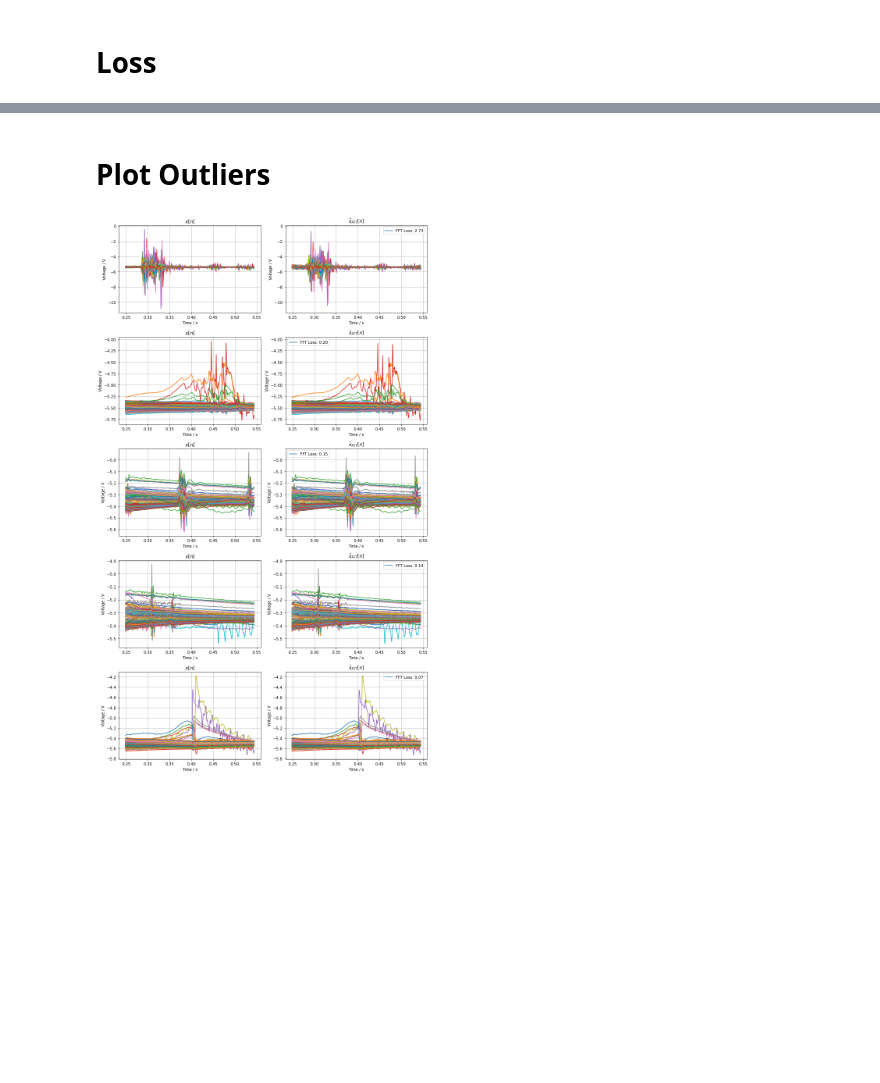
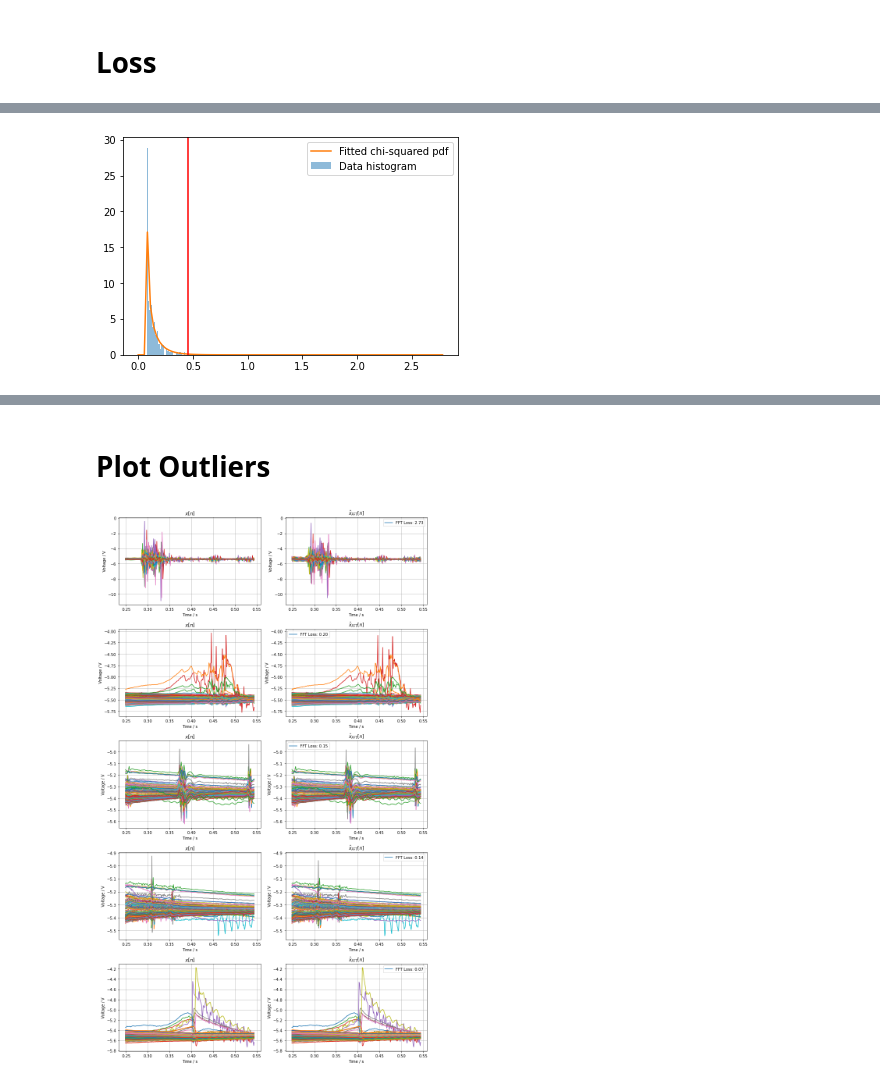
Before and after one commit to cobermai/lhc_anomaly_detection, a Jupyter notebook: notebooks/RB_FPA_FFT_NMF.ipynb, the cells around one changed output, grey strips where cells are left out. Cells and saved outputs as stored; diff of their text form; code cells hidden in the pictures; blank space fills up the shorter version.

```diff
--- a/notebooks/RB_FPA_FFT_NMF.ipynb
+++ b/notebooks/RB_FPA_FFT_NMF.ipynb
@@ -524,0 +515,32 @@ plt.show()
+# %%
+import numpy as np
+import matplotlib.pyplot as plt
+from scipy.stats import chi2
+
+# Generate data from a chi-squared distribution
+#df = 5  # degrees of freedom
+#data = chi2.rvs(df, size=1000)
+
+data = nmf_loss[~bool_test]
+
+# Fit a chi-squared distribution to the data
+params_fit = chi2.fit(data)
+
+# Plot the histogram of the data
+plt.hist(data, bins=200, density=True, alpha=0.5, label='Data histogram')
+
+# Plot the probability density function (pdf) of the fitted chi-squared distribution
+x = np.linspace(0, data.max(), 100)
+pdf = chi2.pdf(x, *params_fit)
+plt.plot(x, pdf, label='Fitted chi-squared pdf')
+
+# Add a legend to the plot
+plt.legend()
+
+upper = chi2.ppf(0.99, *params_fit)
+plt.axvline(upper, c='red')
+
+# Display the plot
+plt.show()
+# %% [output]
+[figure, added]
```
Also changed, not shown: parts of 18 cells of this notebook, 6 other files.
